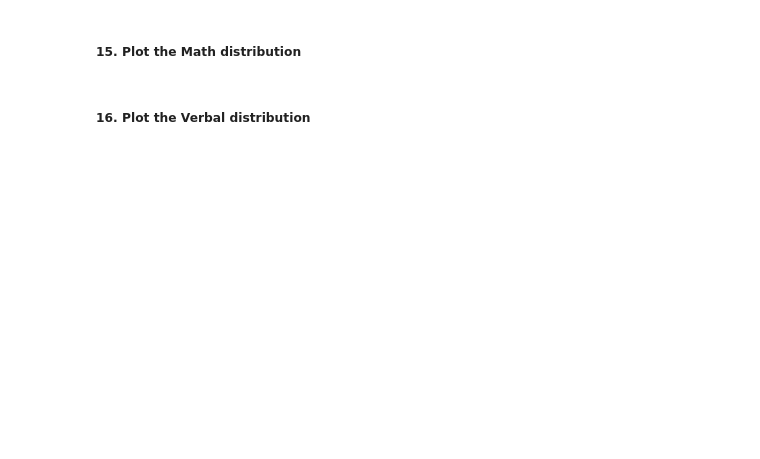
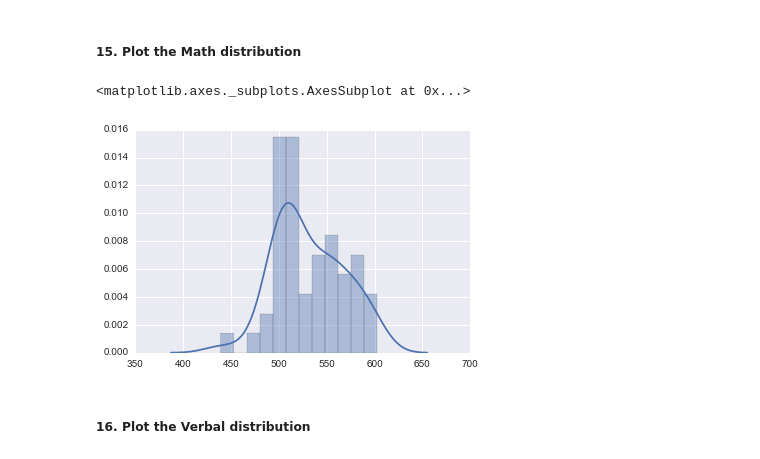
Before and after one commit to sambozek/DSI-SF-1-sebozek, a Jupyter notebook: projects/project-01/starter-code/project_1.ipynb, the cells around one changed output. Cells and saved outputs as stored; diff of their text form; code cells hidden in the pictures; blank space fills up the shorter version.

```diff
--- a/projects/project-01/starter-code/project_1.ipynb
+++ b/projects/project-01/starter-code/project_1.ipynb
@@ -170,4 +264,11 @@ import
 # %% [markdown]
 ##### 15. Plot the Math distribution
+# %%
+math = sat.Math.values
+
+sns.distplot(math, bins = 12)
+# %% [output]
+<matplotlib.axes._subplots.AxesSubplot at 0x...>
+[figure, added]
 # %% [markdown]
 ##### 16. Plot the Verbal distribution
```
Also changed, not shown: parts of 16 cells of this notebook, 11 other files.
